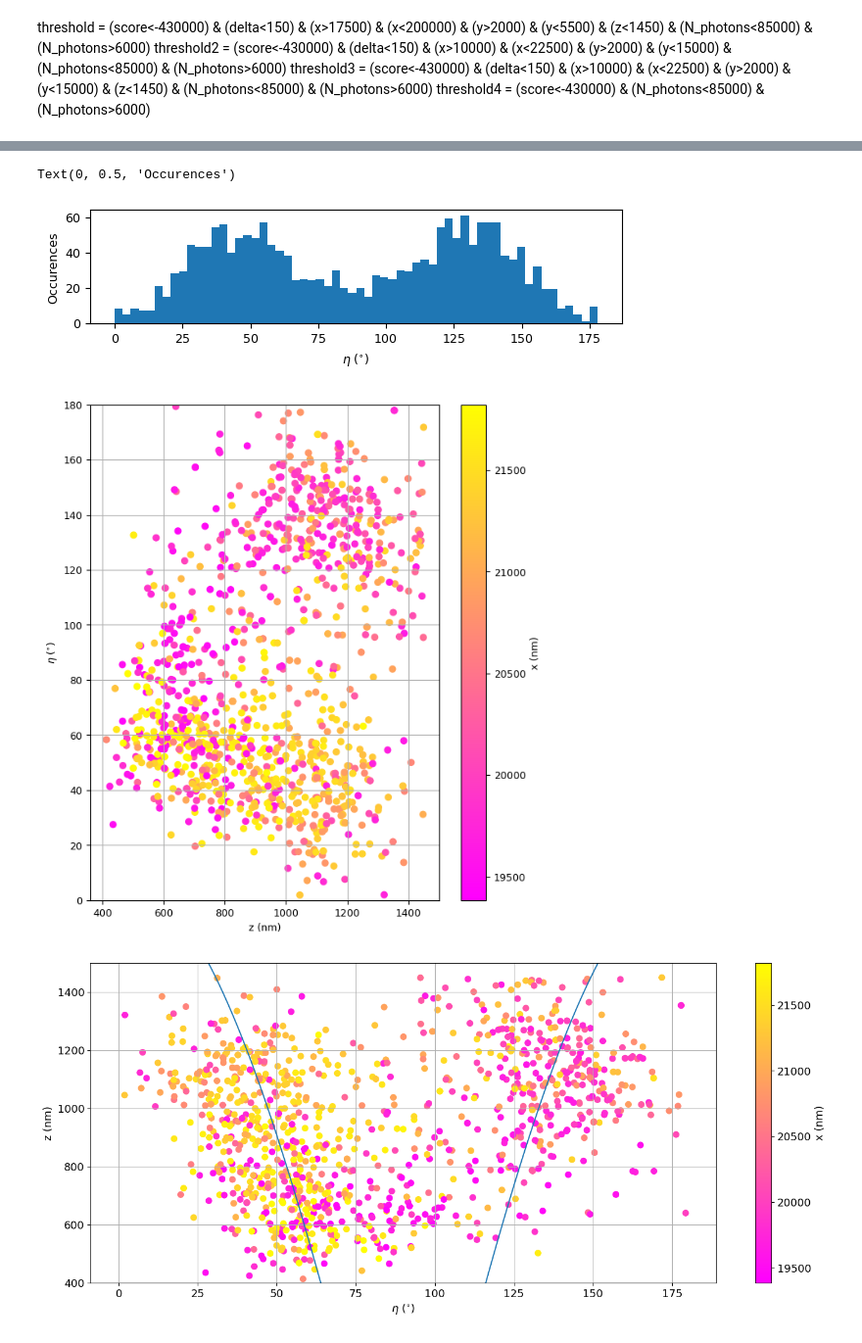
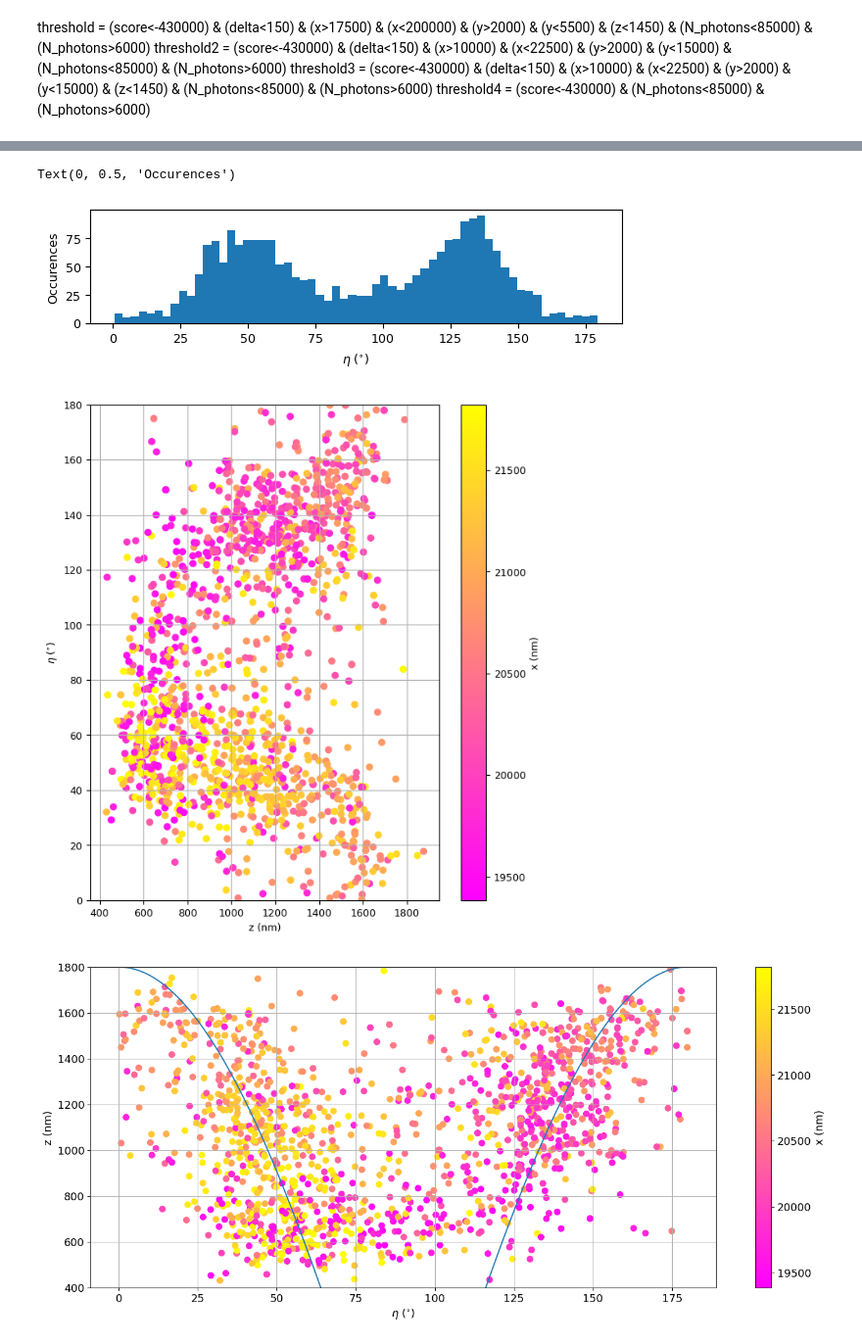
Before and after one commit to aautric/4polarMFM_these, a Jupyter notebook: notebooks_experimental_SLB_Louise/analyse_experimental results.ipynb, the cells around one changed output, grey strips where cells are left out. Shown at 98% size. Cells and saved outputs as stored; diff of their text form; code cells hidden in the pictures.

```diff
--- a/notebooks_experimental_SLB_Louise/analyse_experimental results.ipynb
+++ b/notebooks_experimental_SLB_Louise/analyse_experimental results.ipynb
@@ -8,7 +8,7 @@ import copy
 from matplotlib.colors import hsv_to_rgb
 import pandas as pd
 # %%
-data = pd.read_csv('\\\\NAS_LOCCO\\Amaury\\DATA\\4_polar_MFM_these\\first_test_2_angles_free.csv', delimiter=';')
+data = pd.read_csv('\\\\NAS_LOCCO\\Amaury\\DATA\\4_polar_MFM_these\\SLB_angles27_no_offset_count_Nbound.csv', delimiter=';')
 frame = data['frame']
 x = data['x']
 y = data['y']
@@ -58,5 +58,5 @@ Text(0, 0.5, 'Occurences')
 # %%
-threshold = (score<-340000) & (delta<150) & (x>17500) & (x<200000) & (y>2000) & (y<5500) & (z<1450) & (N_photons>3000)
+threshold = (score<-340000) & (delta<150) & (x>17500) & (x<200000) & (y>2000) & (y<5500) & (N_photons>3000)
 threshold2 = (score<-340000) & (delta<150) & (x>10000) & (x<22500) & (y>2000) & (y<15000)  & (N_photons>3000)
 threshold3 = (score<-340000) & (delta<150) & (x>10000) & (x<22500) & (y>2000) & (y<15000) & (z<1450) & (N_photons>3000)
 threshold4 = (score<-340000) & (N_photons>3000)
@@ -284,7 +284,7 @@ plt.xlabel('$\\eta$ $(^{\\circ})$')
 plt.ylabel('Occurences')
 # %% [output]
 Text(0, 0.5, 'Occurences')
-[figure, old version]
+[figure, new version]
 # %%
 plt.rcParams['figure.figsize'] = [7,8]
 color_data = x[threshold]
@@ -298,25 +298,25 @@ plt.ylabel('$\\eta$ $(^{\\circ})$')
 plt.ylim((0,180))
 plt.grid()
 # %% [output]
-[figure, old version]
+[figure, new version]
 # %%
 plt.rcParams['figure.figsize'] = [17,7]
 plt.rcParams.update({'font.size': 13})
 color_data = x[threshold]
 scatter = plt.scatter(eta[threshold], z[threshold], c = color_data, cmap='spring', s=50)
 cb = plt.colorbar(scatter)
 etaa=np.linspace(0, 180, 500)
 plt.plot(etaa, -3200+2500*(1+np.abs(np.cos(etaa*np.pi/180))))
 cb.set_label('x (nm)')
 #cb.set_ticks([0.0, 1.0])
 #cb.set_ticklabels(['0', '90'])
 plt.ylabel('z (nm)')
 
 plt.xlabel('$\\eta$ $(^{\\circ})$')
-plt.ylim((400,1500))
+plt.ylim((400,1800))
 plt.grid()
 # %% [output]
-[figure, old version]
+[figure, new version]
 # %%
 plt.rcParams['figure.figsize'] = [17,4]
 plt.rcParams.update({'font.size': 10})
```
Also changed, not shown: parts of 21 cells of this notebook, 10 other files.
